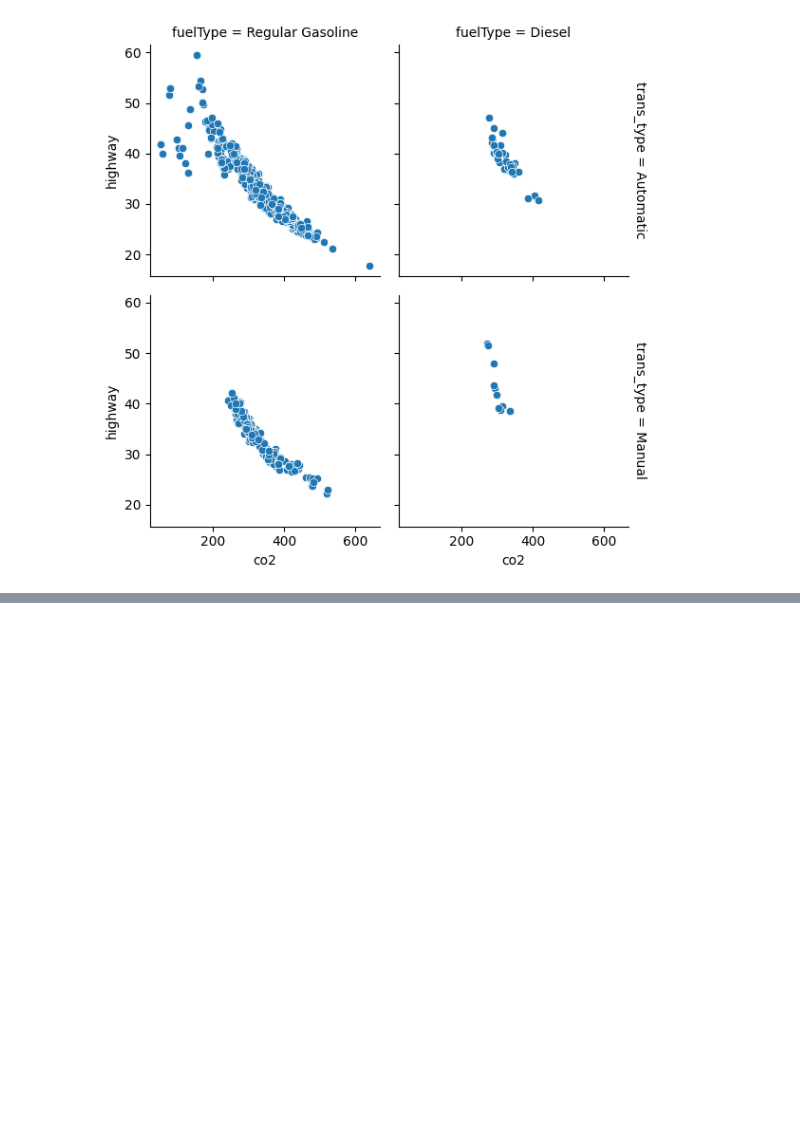
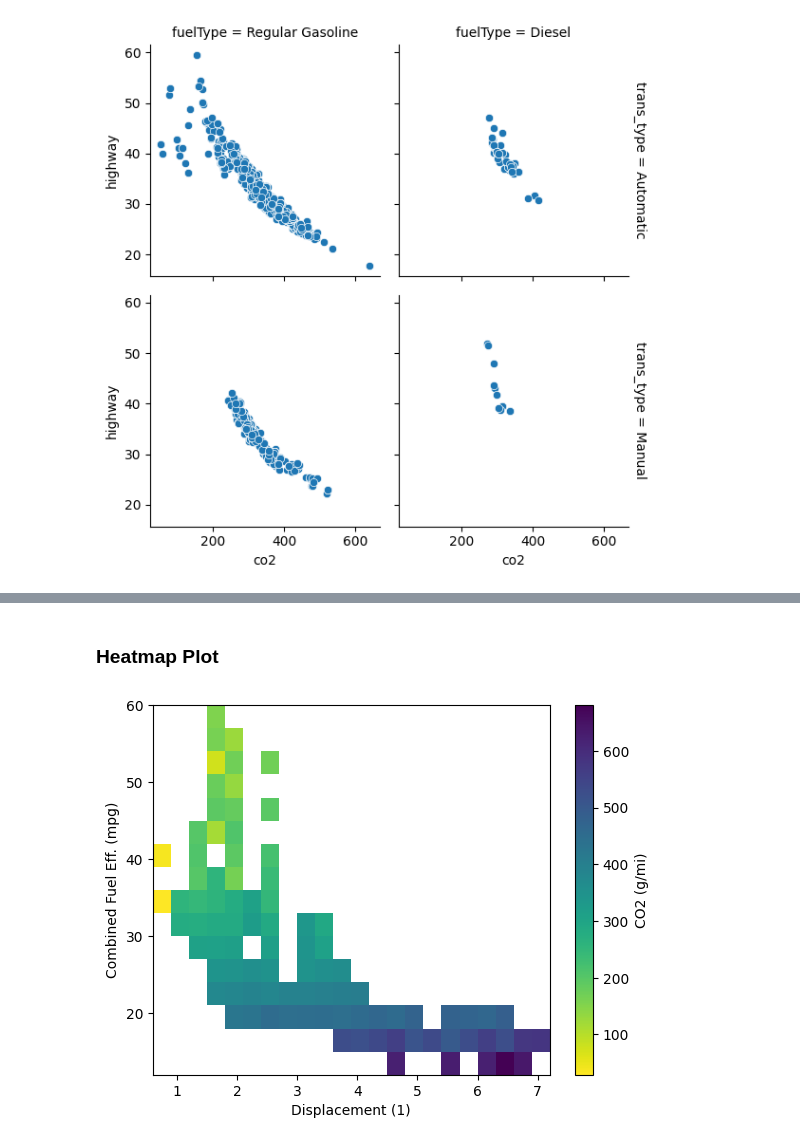
Before and after one commit to sondosaabed/Data-Visualization-with-Matplotlib-and-Seaborn, a Jupyter notebook: L5-Multivariate-Exploration-of-Data/L5-Multivariate-Exploration-of-Data.ipynb, the cells around one changed output, grey strips where cells are left out. Saved outputs shown, nothing was run; the diff lists cells and outputs as text; code cells hidden in the pictures; blank space fills up the shorter version.

```diff
--- a/L5-Multivariate-Exploration-of-Data/L5-Multivariate-Exploration-of-Data.ipynb
+++ b/L5-Multivariate-Exploration-of-Data/L5-Multivariate-Exploration-of-Data.ipynb
@@ -232,0 +263,28 @@ g.map(sns.scatterplot, 'co2', 'highway');
+# %% [markdown]
+### Heatmap Plot
+# %%
+# Multivariate Heatmap
+bins_x = np.arange(0.6, 7+0.3, 0.3)
+bins_y = np.arange(12, 58+3, 3)
+
+# Determine which bin for each point
+displ_bins = pd.cut(df['displ'], bins_x, right=False,
+                    include_lowest=False, labels=False).astype(int)
+comb_bins = pd.cut(df['comb'], bins_y, right=False,
+                    include_lowest=False, labels=False).astype(int)
+
+# Count the points in each bin
+n_points = df.groupby([displ_bins, comb_bins]).size()
+n_points = n_points.reset_index().pivot(index = 'displ', columns = 'comb').values
+
+# Divide CO2 by the number of points in each bin
+co2_weights = df['co2'] / n_points[displ_bins, comb_bins]
+
+# Plot the heatmap
+plt.hist2d(data= df, x='displ', y='comb', cmin=0.5,
+          cmap='viridis_r', bins=[bins_x, bins_y], weights=co2_weights);
+plt.xlabel('Displacement (1)')
+plt.ylabel('Combined Fuel Eff. (mpg)');
+plt.colorbar(label = 'CO2 (g/mi)');
+# %% [output]
+[figure, added]
```
Also changed, not shown: parts of 16 cells of this notebook.
